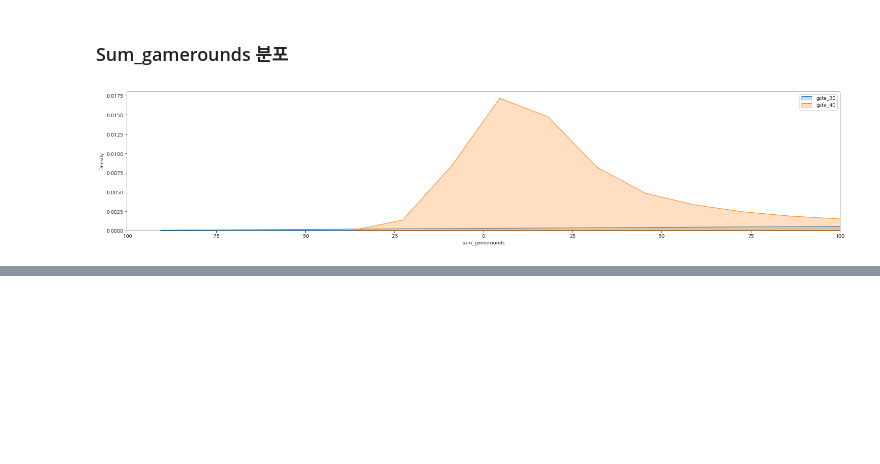
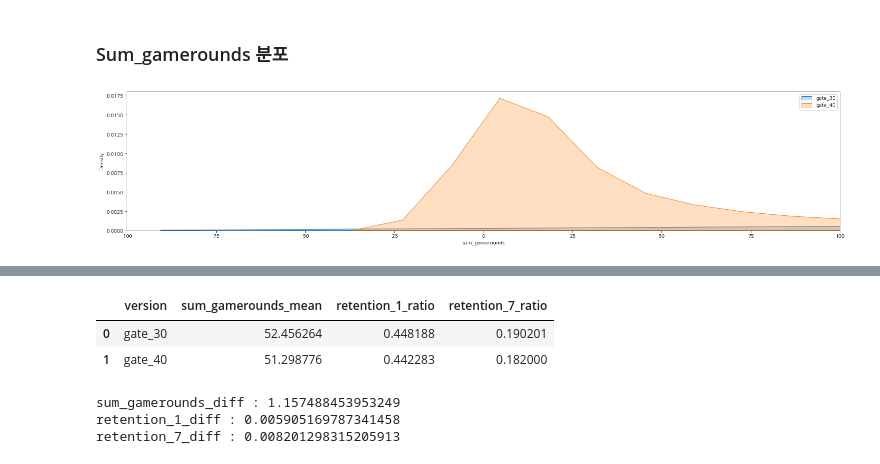
Before and after one commit to seonydg/ml-A-B-test-mobile-games-version-up, a Jupyter notebook: A-B-test-mobile-games-version-up.ipynb, the cells around one changed output, grey strips where cells are left out. Drawn from its saved outputs; the diff is of its cells as text; code cells hidden in the pictures; blank space fills up the shorter version.

```diff
--- a/A-B-test-mobile-games-version-up.ipynb
+++ b/A-B-test-mobile-games-version-up.ipynb
@@ -142,0 +218,15 @@ plt.show()
+# %%
+df_pivot[['version', 'sum_gamerounds_mean', 'retention_1_ratio', 'retention_7_ratio']]
+# %% [output]
+|  | version | sum_gamerounds_mean | retention_1_ratio | retention_7_ratio |
+| 0 | gate_30 | 52.456264 | 0.448188 | 0.190201 |
+| 1 | gate_40 | 51.298776 | 0.442283 | 0.182000 |
+# %%
+# diff 계산
+print('sum_gamerounds_diff :',df_pivot['sum_gamerounds_mean'].iloc[0] - df_pivot['sum_gamerounds_mean'].iloc[1])
+print('retention_1_diff :', df_pivot['retention_1_ratio'].iloc[0] - df_pivot['retention_1_ratio'].iloc[1])
+print('retention_7_diff :', df_pivot['retention_7_ratio'].iloc[0] - df_pivot['retention_7_ratio'].iloc[1])
+# %% [output]
+sum_gamerounds_diff : 1.157488453953249
+retention_1_diff : 0.005905169787341458
+retention_7_diff : 0.008201298315205913
```
Also changed, not shown: parts of 10 cells of this notebook.
